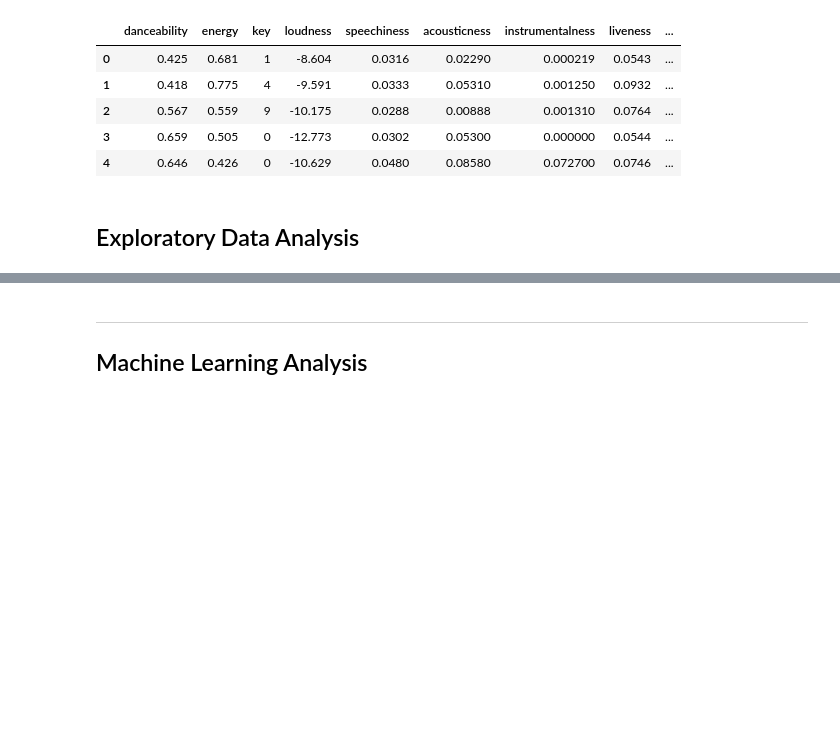
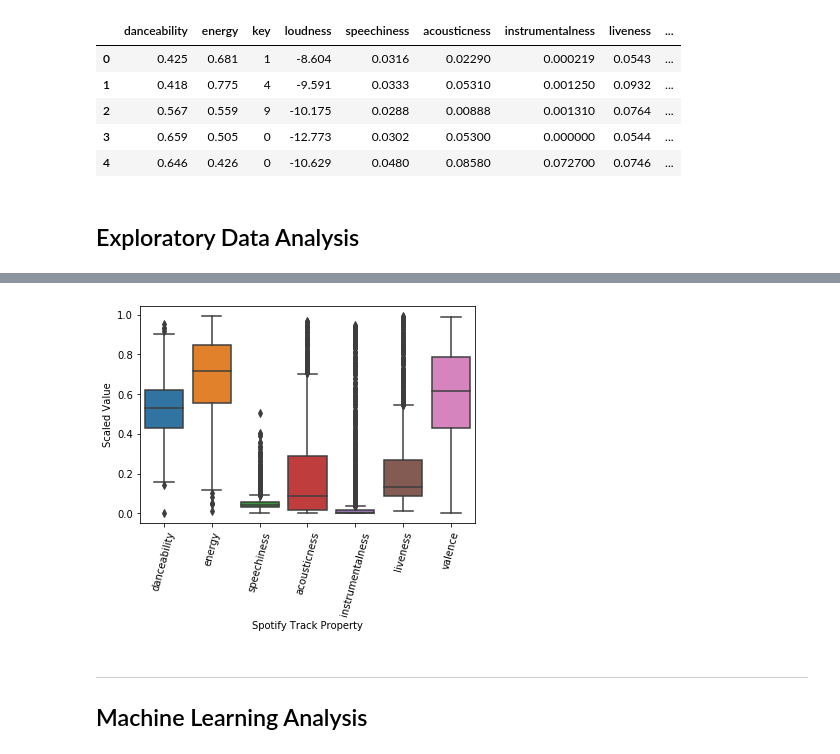
Before and after one commit to uic-cs418/cs418-s20-the-diatonics, a Jupyter notebook: CS418-Project.ipynb, the cells around one changed output, grey strips where cells are left out. Drawn from its saved outputs; the diff is of its cells as text; code cells hidden in the pictures; blank space fills up the shorter version.

Commit message:
add eda visualization

```diff
--- a/CS418-Project.ipynb
+++ b/CS418-Project.ipynb
@@ -82,6 +82,12 @@ eda_data.describe()
 | 50% | 0.531000 | 0.71600 | 5.000000 | -8.749000 | 0.039900 | 0.089950 | 0.000463 | 0.131500 | ... |
 | 75% | 0.622000 | 0.84700 | 9.000000 | -6.356000 | 0.056175 | 0.290000 | 0.015150 | 0.269750 | ... |
 | max | 0.952000 | 0.99500 | 11.000000 | -1.525000 | 0.507000 | 0.971000 | 0.949000 | 0.992000 | ... |
+# %%
+import viz
+viz.spotify_property_dist_graph(eda_data)
+plt.show()
+# %% [output]
+[figure, added]
 # %% [markdown]
 ---
 ## Machine Learning Analysis
```
Also changed, not shown: parts of 2 cells of this notebook, 1 other file.
